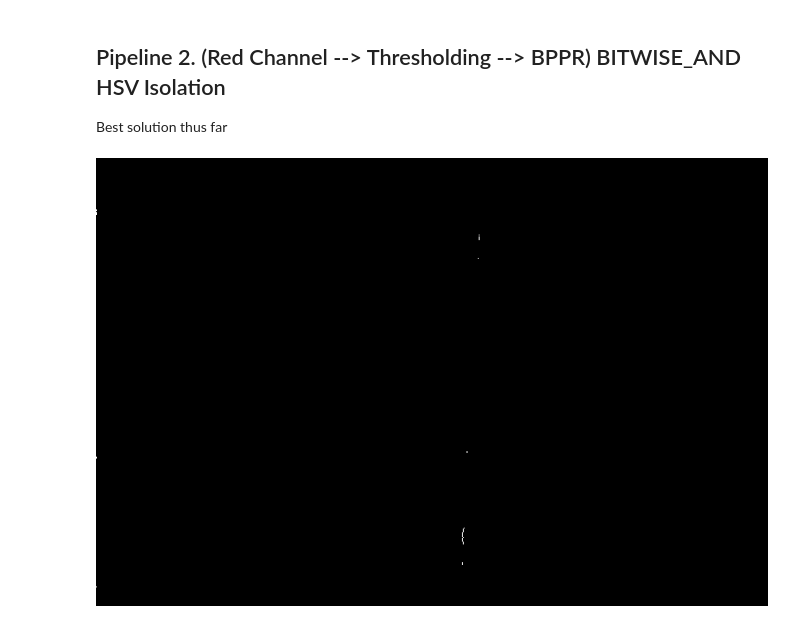
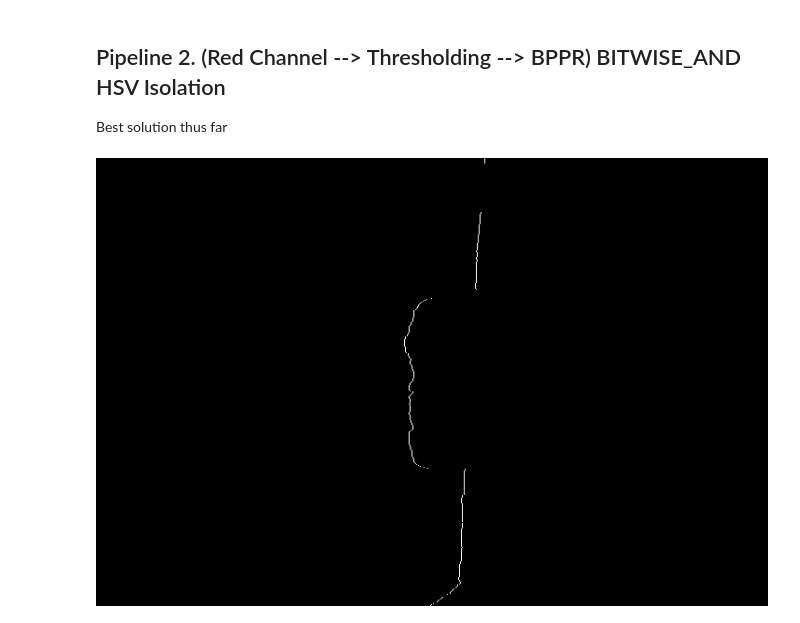
Before and after one commit to B33Boy/3D-Scanner, a Jupyter notebook: Notebooks/detect_laser.ipynb, the cells around one changed output. Cells and saved outputs as stored; diff of their text form; code cells hidden in the pictures.

Commit message:
fix: added new images

```diff
--- a/Notebooks/detect_laser.ipynb
+++ b/Notebooks/detect_laser.ipynb
@@ -312,7 +312,7 @@ Widget Javascript not detected.  It may not be installed or enabled properly.
 Best solution thus far
 # %%
 def pipeline3():
-    img = cv2.imread(laser_samples[0])
+    img = cv2.imread(laser_samples[6])
 
     # Resize for illustration purposes
     img = cv2.resize(img, (720, 480))
@@ -320,31 +320,31 @@ def pipeline3():
 
     hsv = cv2.cvtColor(img, cv2.COLOR_BGR2HSV)
     # define range of blue color in HSV
     lower_colour = np.array([146, 62, 0])
     upper_colour = np.array([255, 255, 255])
 
     # Threshold the HSV image to get only get red colour
     mask = cv2.inRange(hsv, lower_colour, upper_colour)
 
 
     # Isolate the red channel
     img = img[...,2]
 
     ret,img = cv2.threshold(img,144,255,0)
 
     # For each row, get the position of the highest intensity
     bppr = np.argmax(img, axis=1)
     # Create emptry array of zeros of same size as img
     out = np.full_like(img, 0)
     # Set the highest intensity pixel locations to 255
     out[np.arange(len(bppr)), bppr] = 255
 
 
     # Bitwise-AND mask and original image
     res = cv2.bitwise_and(out,out, mask= mask)
 
     display(Image.fromarray(res))
 
 pipeline3()
 # %% [output]
-[figure, old version]
+[figure, new version]
```
Also changed, not shown: 2 other files.
